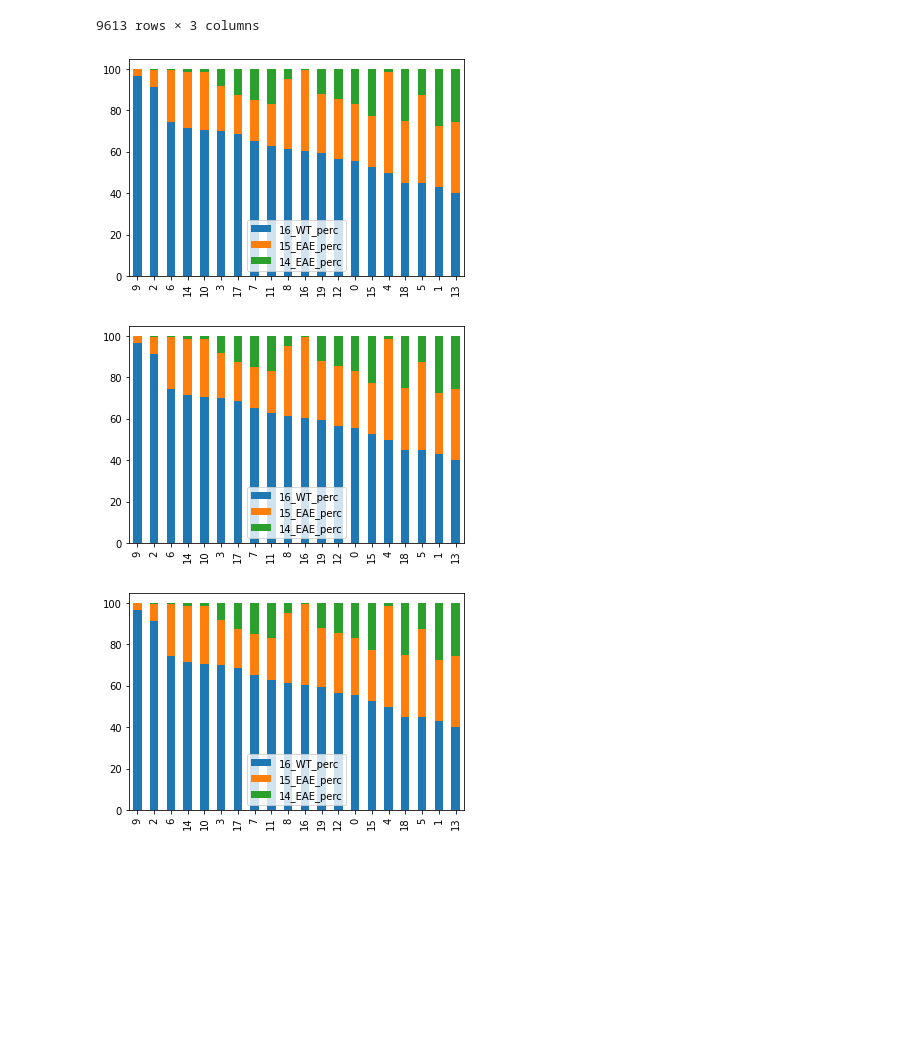
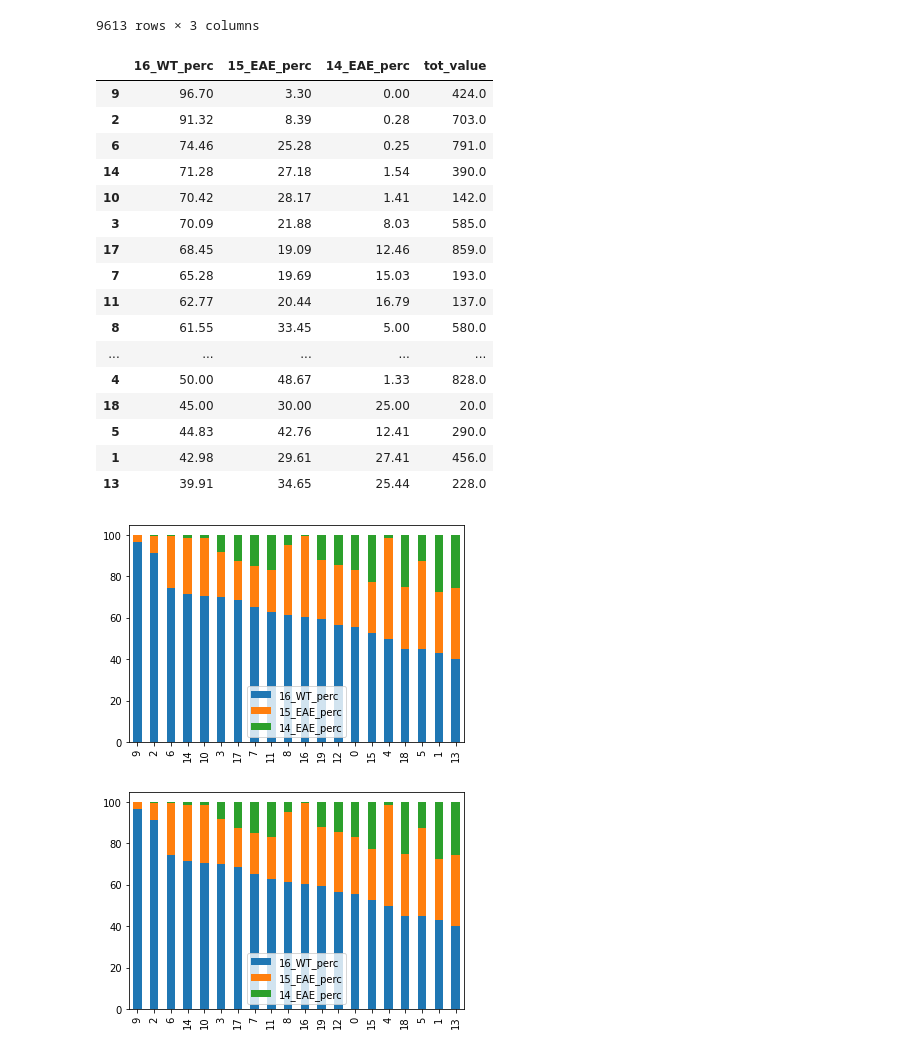
Before and after one commit to SBurwash/CRCHUM, a Jupyter notebook: Python_project/main.ipynb, the cells around one changed output. Cells and saved outputs as stored; diff of their text form; code cells hidden in the pictures; blank space fills up the shorter version.

```diff
--- a/Python_project/main.ipynb
+++ b/Python_project/main.ipynb
@@ -365,10 +365,10 @@ def sc_aggregate(metadata, cluster_param, target_param, order_by):
 
         df.loc[c] = return_values
 
-    df = df.sort_values(by=order_by, ascending=False)
+    df = df.sort_values(by=order_by+'_perc', ascending=False)
 
     axis = df[[x+'_perc' for x in keys]].plot(kind="bar", stacked=True)
-#     fig = axis.get_figure()
+#     fig = axis.get_fig ure()
 
     return df, axis
 # %% [markdown]
@@ -596,37 +596,53 @@ data_choroid = data[metadata["kmeans_umap_clusters"] == choroid_cell_cluster]
 # # choroid_columns.astype(bool).to_numpy().sum()
 # sc_aggregate_test
 
 
 # for i in metadata["sample_labels"].value_counts():
 #     print(i)
 
 # total_counts = metadata["sample_labels"].value_counts().sum()
 # keys = metadata["sample_labels"].value_counts().keys()
 # sc_aggregate_test=pd.DataFrame(columns=[x+'_perc' for x in keys])
 # sc_aggregate_test['tot_value'] = 0
 
 # for c in sorted(metadata['kmeans_umap_clusters'].unique()):
 #     subset = metadata[metadata['kmeans_umap_clusters']==c]
 #     subset_val=subset["sample_labels"].value_counts().to_dict()
 #     tot_value = subset["sample_labels"].value_counts().sum()
 
 #     [subset_val.setdefault(k, 0) for k in keys]
 #     return_values = [round(subset_val[p]/tot_value*100,2)for p in subset_val]
 #     return_values.append(tot_value)
 
 #     sc_aggregate_test.loc[c] = return_values
 # #     sc_aggregate_test.loc[c, 'tot_value'] = tot_value
 # sc_aggregate_test = sc_aggregate_test.sort_values(by=[x+'_perc' for x in keys], ascending=False)
 # sc_aggregate_test
 df, axis = sc_aggregate(metadata=metadata,
              cluster_param ='kmeans_umap_clusters',
              target_param = 'sample_labels',
-             order_by = '16_WT_perc')
+             order_by = '16_WT')
 
-axis.get_figure()
+df
 # %% [output]
+|  | 16_WT_perc | 15_EAE_perc | 14_EAE_perc | tot_value |
+| 9 | 96.70 | 3.30 | 0.00 | 424.0 |
+| 2 | 91.32 | 8.39 | 0.28 | 703.0 |
+| 6 | 74.46 | 25.28 | 0.25 | 791.0 |
+| 14 | 71.28 | 27.18 | 1.54 | 390.0 |
+| 10 | 70.42 | 28.17 | 1.41 | 142.0 |
+| 3 | 70.09 | 21.88 | 8.03 | 585.0 |
+| 17 | 68.45 | 19.09 | 12.46 | 859.0 |
+| 7 | 65.28 | 19.69 | 15.03 | 193.0 |
+| 11 | 62.77 | 20.44 | 16.79 | 137.0 |
+| 8 | 61.55 | 33.45 | 5.00 | 580.0 |
+| ... | ... | ... | ... | ... |
+| 4 | 50.00 | 48.67 | 1.33 | 828.0 |
+| 18 | 45.00 | 30.00 | 25.00 | 20.0 |
+| 5 | 44.83 | 42.76 | 12.41 | 290.0 |
+| 1 | 42.98 | 29.61 | 27.41 | 456.0 |
+| 13 | 39.91 | 34.65 | 25.44 | 228.0 |
 [figure]
-[figure, removed]
 # %%
 axis = sc_aggregate_test[[x+'_perc' for x in keys]].plot(kind="bar", stacked=True)
 fig = axis.get_figure()
```
Also changed, not shown: 1 other file.
